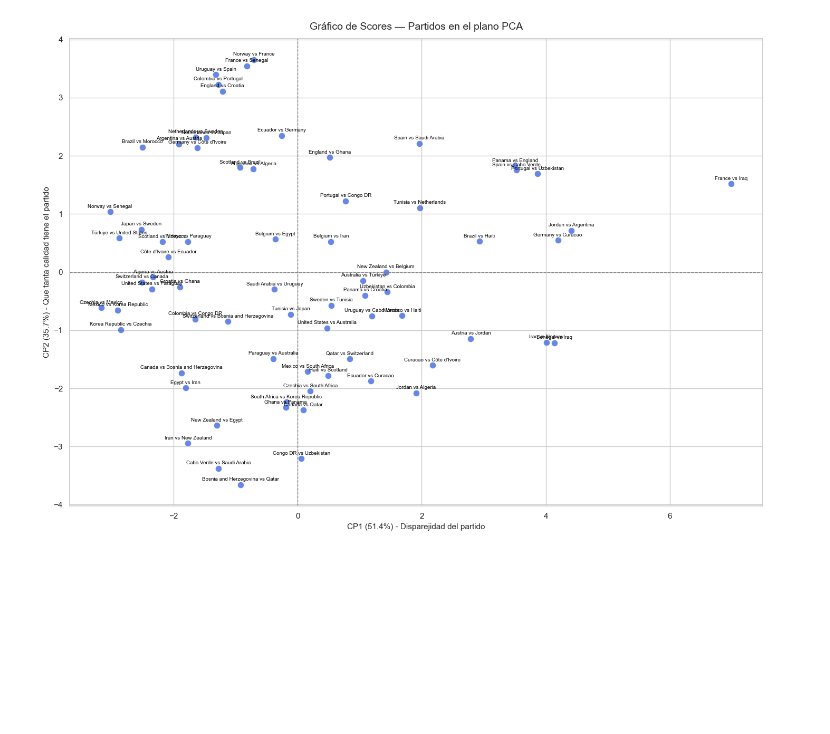
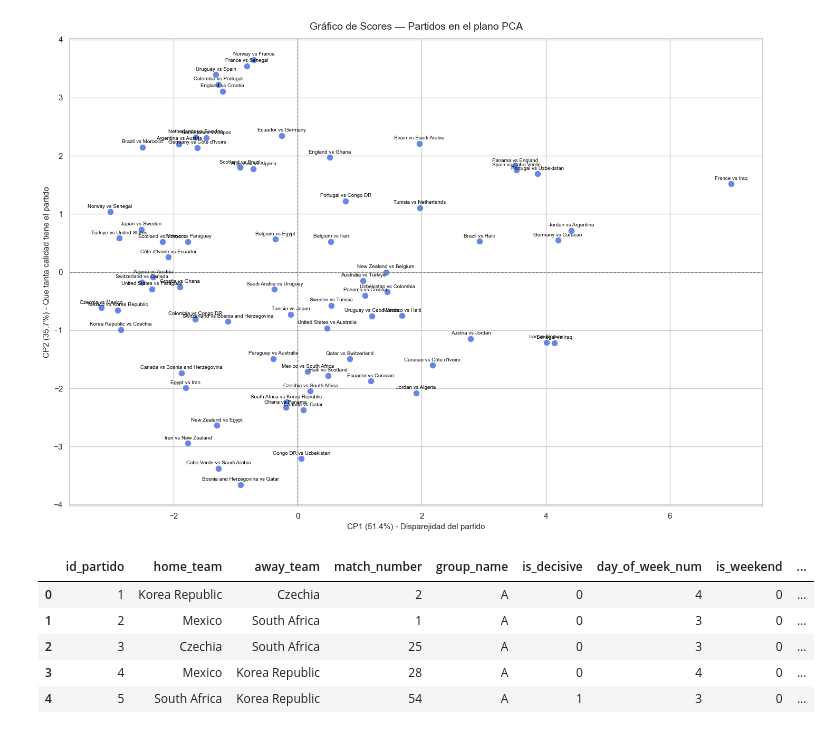
Before and after one commit to Maximo-Verdondoni/Recomendation-System-WorldCup2026, a Jupyter notebook: notebooks/estudio_pca.ipynb, the cells around one changed output. Saved outputs shown, nothing was run; the diff lists cells and outputs as text; code cells hidden in the pictures; blank space fills up the shorter version.

Commit message:
feat(Estudio_pca.ipynb, recomendacion_pca.ipynb): Se agrego la recoemndacion usando componentes principales de PCA

```diff
--- a/notebooks/estudio_pca.ipynb
+++ b/notebooks/estudio_pca.ipynb
@@ -467,3 +468,41 @@ plt.tight_layout()
 plt.show()
 # %% [output]
 [figure]
+# %%
+# 1. Asignar los PCs crudos al dataframe 'matches' original (donde hiciste el PCA)
+matches['PC1_Disparidad'] = Z_pca[:, 0]
+matches['PC2_Calidad'] = Z_pca[:, 1]
+
+# 2. Cargar tu matriz ya escalada
+matches_scaled = pd.read_csv("../data/matriz_partidos_scaled.csv")
+
+# 3. Cruzar (Merge) las nuevas columnas hacia matches_scaled usando el ID del partido
+# Esto es súper seguro porque garantiza que cada PCA vaya al partido correcto
+matches_scaled = matches_scaled.merge(
+    matches[['id_partido', 'PC1_Disparidad', 'PC2_Calidad']],
+    on='id_partido',
+    how='left'
+)
+
+# 4. Estandarización (MinMaxScaler) directamente en matches_scaled
+scaler_pc1 = MinMaxScaler()
+matches_scaled['PC1_Disparidad_scaled'] = scaler_pc1.fit_transform(matches_scaled[['PC1_Disparidad']])
+
+scaler_pc2 = MinMaxScaler()
+matches_scaled['PC2_Calidad_scaled'] = scaler_pc2.fit_transform(matches_scaled[['PC2_Calidad']])
+
+# 5. Limpiar las columnas crudas de PCA (ya que solo nos importan las 'scaled')
+matches_scaled.drop(["PC1_Disparidad", "PC2_Calidad"], axis=1, inplace=True)
+
+# 6. Exportar la matriz final definitiva para el MVP / Recomendador
+matches_scaled.to_csv("../data/matriz_partidos_scaled_pca.csv", index=False, encoding='utf-8')
+
+# 7. Verificar que las nuevas columnas _scaled estén ahí
+matches_scaled.head()
+# %% [output]
+|  | id_partido | home_team | away_team | match_number | group_name | is_decisive | day_of_week_num | is_weekend | ... |
+| 0 | 1 | Korea Republic | Czechia | 2 | A | 0 | 4 | 0 | ... |
+| 1 | 2 | Mexico | South Africa | 1 | A | 0 | 3 | 0 | ... |
+| 2 | 3 | Czechia | South Africa | 25 | A | 0 | 3 | 0 | ... |
+| 3 | 4 | Mexico | Korea Republic | 28 | A | 0 | 4 | 0 | ... |
+| 4 | 5 | South Africa | Korea Republic | 54 | A | 1 | 3 | 0 | ... |
```
Also changed, not shown: parts of 7 cells of this notebook, 2 other files.
